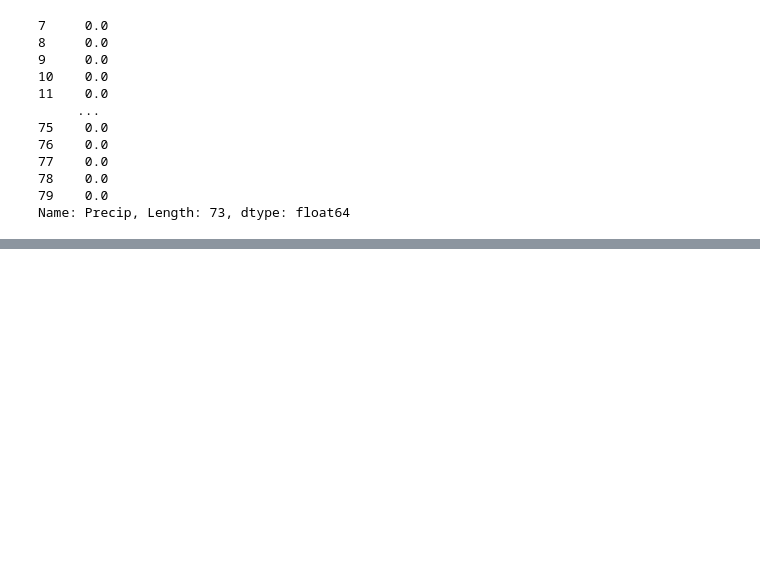
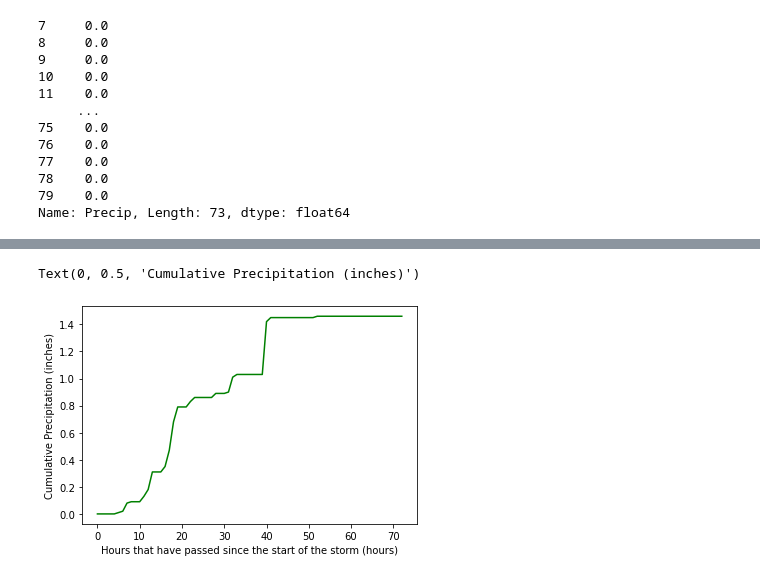
Before and after one commit to Nmemar/Natalie_project, a Jupyter notebook: Script/Runoff Calculations.ipynb, the cells around one changed output, grey strips where cells are left out. Cells and saved outputs as stored; diff of their text form; code cells hidden in the pictures; blank space fills up the shorter version.

```diff
--- a/Script/Runoff Calculations.ipynb
+++ b/Script/Runoff Calculations.ipynb
@@ -201,0 +232,7 @@ df
+# %%
+plt.plot(df['Cummulative_Time'], df['cum_precip'], color = 'g')
+plt.xlabel("Hours that have passed since the start of the storm (hours)")
+plt.ylabel("Cumulative Precipitation (inches)")
+# %% [output]
+Text(0, 0.5, 'Cumulative Precipitation (inches)')
+[figure, added]
```
Also changed, not shown: parts of 36 cells of this notebook.
